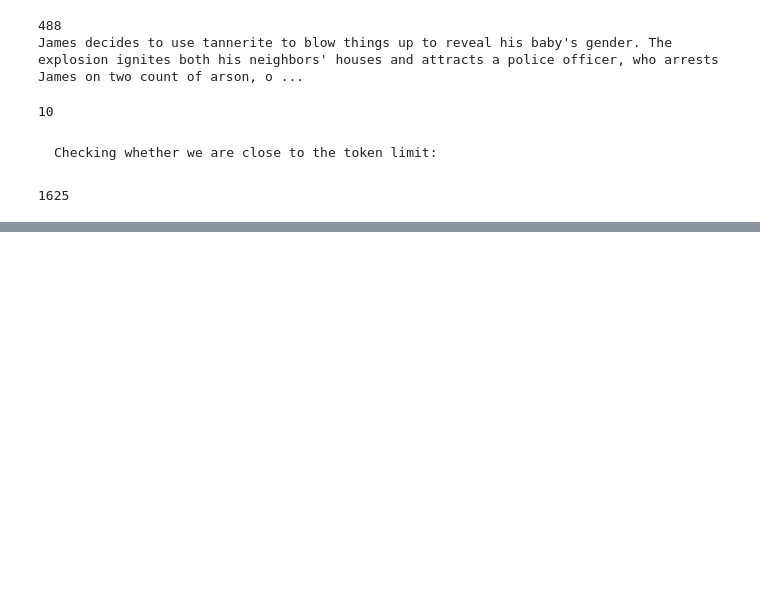
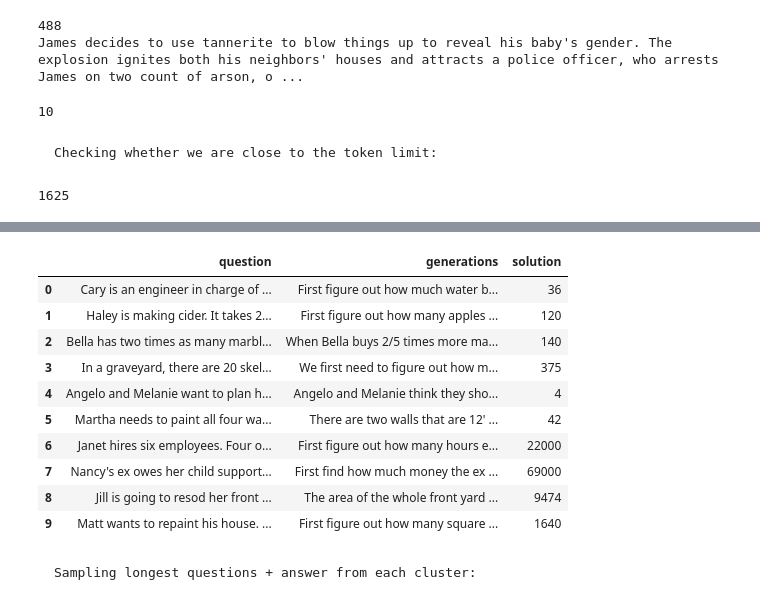
Before and after one commit to Etrama/cluster-prompt, a Jupyter notebook: notebooks/kaushik/clustering_gsm_train_embeddings.ipynb, the cells around one changed output, grey strips where cells are left out. Cells and saved outputs as stored; diff of their text form; code cells hidden in the pictures; blank space fills up the shorter version.

```diff
--- a/notebooks/kaushik/clustering_gsm_train_embeddings.ipynb
+++ b/notebooks/kaushik/clustering_gsm_train_embeddings.ipynb
@@ -465,0 +553,12 @@ tokens_in_prompt
+# %%
+count = 20
+sampled_questions = {}
+for cluster_num in range(0,5):
+    sampled_questions[cluster_num] = []
+    cluster_questions = df[df.cluster == cluster_num].question.values.tolist()
+    generation_lengths = df[df.cluster == cluster_num].generation_length.values.tolist()
+    for i in range(0, count):
+        max_index = np.argmax(generation_lengths)
+        sampled_questions[cluster_num].append(cluster_questions[max_index])
+        generation_lengths.remove(generation_lengths[max_index])
+        cluster_questions.remove(cluster_questions[max_index])
@@ -465,0 +576,6 @@ tokens_in_prompt
+# %%
+food_questions = sampled_questions[0][0:5]
+age_questions = sampled_questions[1][0:5]
+proportion_questions = sampled_questions[2][0:5]
+time_questions = sampled_questions[3][0:5]
+money_questions = sampled_questions[4][0:5]
@@ -465,0 +589,15 @@ tokens_in_prompt
+# %%
+final_questions_for_prompt = []
+final_questions_for_prompt.append(food_questions[0])
+final_questions_for_prompt.append(food_questions[1])
+final_questions_for_prompt.append(proportion_questions[0])
+final_questions_for_prompt.append(proportion_questions[1])
+final_questions_for_prompt.append(time_questions[0])
+final_questions_for_prompt.append(time_questions[1])
+final_questions_for_prompt.append(money_questions[0])
+final_questions_for_prompt.append(money_questions[1])
+final_questions_for_prompt.append(age_questions[0]) #actually area questions this time
+final_questions_for_prompt.append(age_questions[1]) #actually area questions this time
+# %%
+prompt_df = pd.DataFrame(final_questions_for_prompt, columns=['question'])
+prompt_df
@@ -465,0 +616,16 @@ tokens_in_prompt
+# %%
+prompt_df = prompt_df.merge(df, on="question", how="left")
+prompt_df = prompt_df[["question", "generations", "solution"]]
+prompt_df
+# %% [output]
+|  | question | generations | solution |
+| 0 | Cary is an engineer in charge of ... | First figure out how much water b... | 36 |
+| 1 | Haley is making cider. It takes 2... | First figure out how many apples ... | 120 |
+| 2 | Bella has two times as many marbl... | When Bella buys 2/5 times more ma... | 140 |
+| 3 | In a graveyard, there are 20 skel... | We first need to figure out how m... | 375 |
+| 4 | Angelo and Melanie want to plan h... | Angelo and Melanie think they sho... | 4 |
+| 5 | Martha needs to paint all four wa... | There are two walls that are 12' ... | 42 |
+| 6 | Janet hires six employees. Four o... | First figure out how many hours e... | 22000 |
+| 7 | Nancy's ex owes her child support... | First find how much money the ex ... | 69000 |
+| 8 | Jill is going to resod her front ... | The area of the whole front yard ... | 9474 |
+| 9 | Matt wants to repaint his house. ... | First figure out how many square ... | 1640 |
@@ -465,0 +634,2 @@ tokens_in_prompt
+# %% [markdown]
+    Sampling longest questions + answer from each cluster:
```
Also changed, not shown: parts of 48 cells of this notebook, 6 other files.
